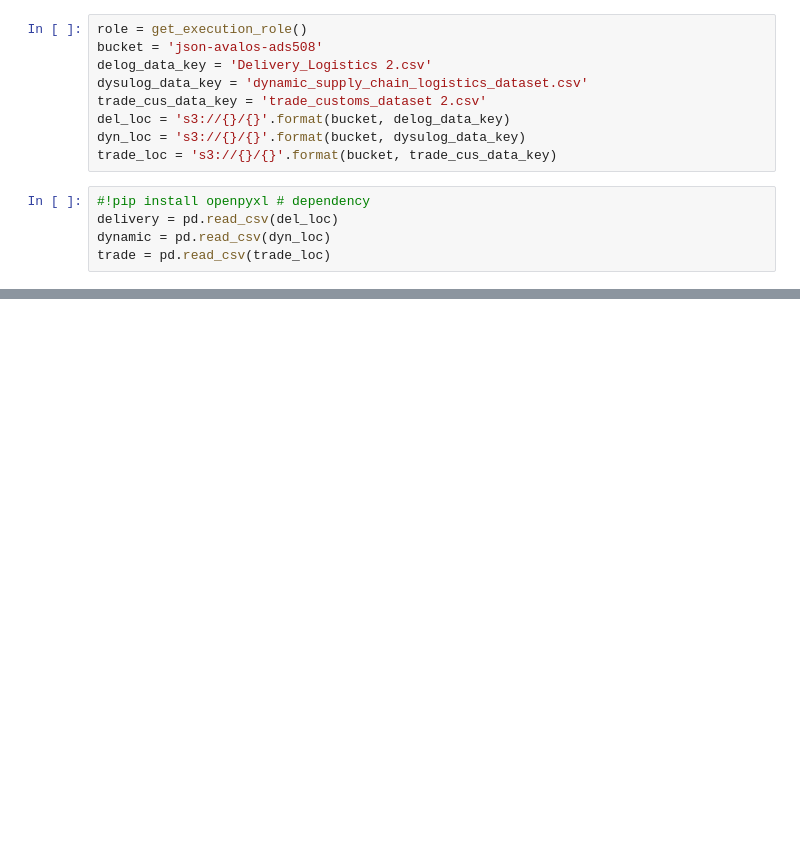
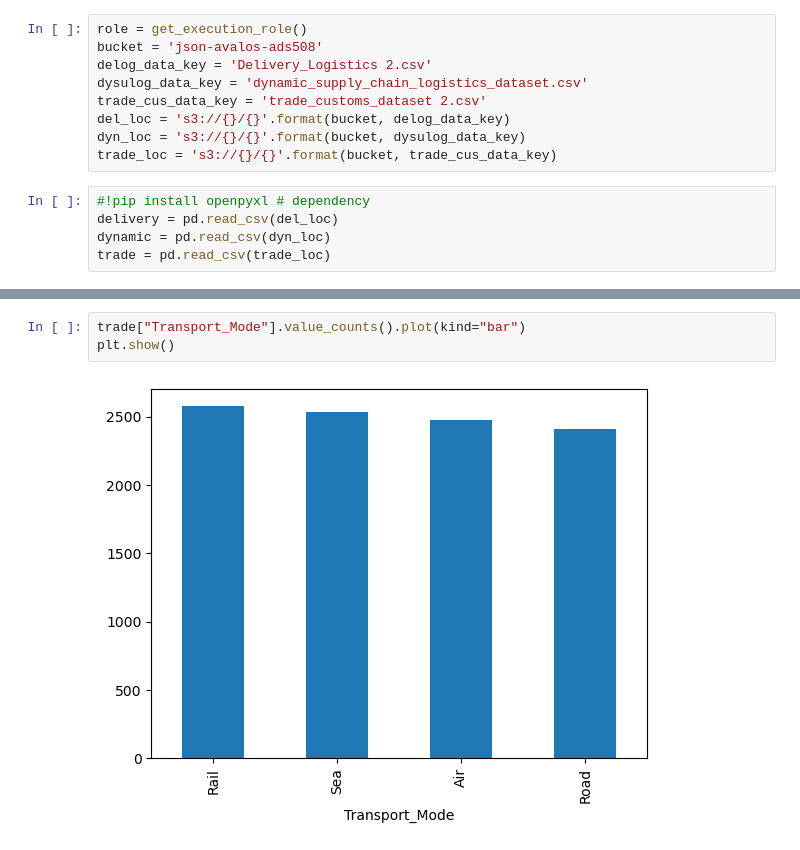
Before and after one commit to jsonavalos/ADS-508, a Jupyter notebook: Notebooks/Jason/carrier-service-analysis.ipynb, the cells around one changed output, grey strips where cells are left out. Saved outputs shown, nothing was run; the diff lists cells and outputs as text; blank space fills up the shorter version.

```diff
--- a/Notebooks/Jason/carrier-service-analysis.ipynb
+++ b/Notebooks/Jason/carrier-service-analysis.ipynb
@@ -27,0 +105,5 @@ trade = pd.read_csv(trade_loc)
+# %%
+trade["Transport_Mode"].value_counts().plot(kind="bar")
+plt.show()
+# %% [output]
+[figure, added]
```
Also changed, not shown: parts of 19 cells of this notebook.
